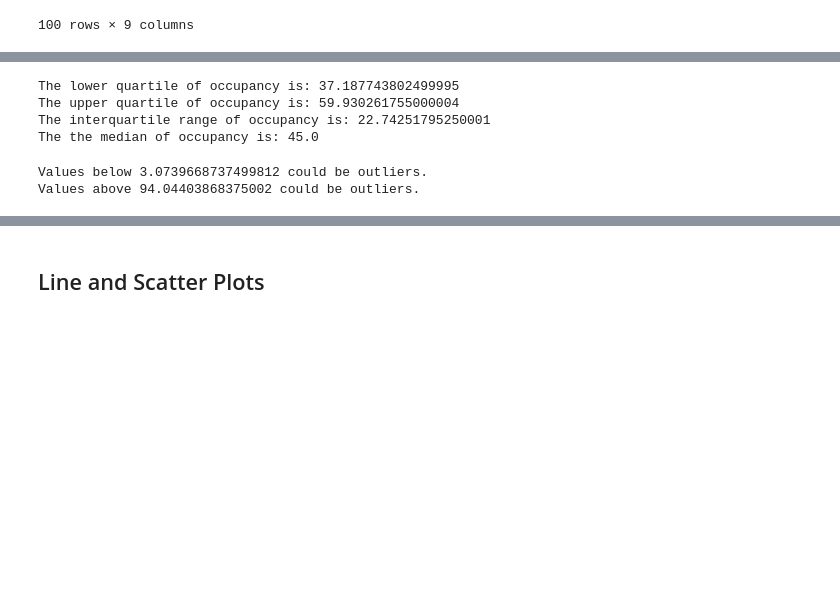
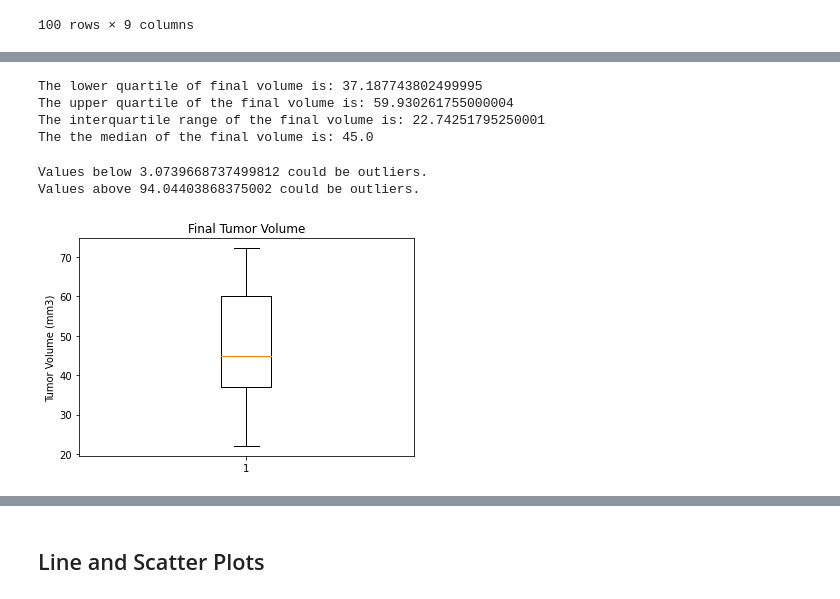
Before and after one commit to khennenf/matplotlib-challenge, a Jupyter notebook: Instructions/Pymaceuticals/FINAL.ipynb, the cells around one changed output, grey strips where cells are left out. Saved outputs shown, nothing was run; the diff lists cells and outputs as text; code cells hidden in the pictures; blank space fills up the shorter version.

Commit message:
quartiles for top 4 durg regimens

```diff
--- a/Instructions/Pymaceuticals/FINAL.ipynb
+++ b/Instructions/Pymaceuticals/FINAL.ipynb
@@ -725,3 +725,8 @@ top_4_ending_vol
 | 16297 | y865 | Ceftamin | Male | 23 | 26 | 45 | 64.729837 | ... |
 | 16414 | z581 | Infubinol | Female | 24 | 25 | 45 | 62.754451 | ... |
 100 rows × 9 columns
+# %%
+#Get Volume values
+vol_values = top_4_ending_vol["Tumor Volume (mm3)"]
+vol_values_array = vol_values.unique()
+print(top_4_ending_vol["Tumor Volume (mm3)"])
@@ -732,15 +750,15 @@ lowerq = quartiles[0.25]
 upperq = quartiles[0.75]
 iqr = upperq-lowerq
 
-print(f"The lower quartile of occupancy is: {lowerq}")
-print(f"The upper quartile of occupancy is: {upperq}")
-print(f"The interquartile range of occupancy is: {iqr}")
-print(f"The the median of occupancy is: {quartiles[0.5]} ")
+print(f"The lower quartile of final volume is: {lowerq}")
+print(f"The upper quartile of the final volume is: {upperq}")
+print(f"The interquartile range of the final volume is: {iqr}")
+print(f"The the median of the final volume is: {quartiles[0.5]} ")
 # %% [output]
-The lower quartile of occupancy is: 37.187743802499995
-The upper quartile of occupancy is: 59.930261755000004
-The interquartile range of occupancy is: 22.74251795250001
-The the median of occupancy is: 45.0
+The lower quartile of final volume is: 37.187743802499995
+The upper quartile of the final volume is: 59.930261755000004
+The interquartile range of the final volume is: 22.74251795250001
+The the median of the final volume is: 45.0
 # %%
 # Determine outliers using upper and lower bounds
 lower_bound = lowerq - (1.5*iqr)
@@ -753,2 +775,9 @@ Values above 94.04403868375002 could be outliers.
 # %%
 # Generate a box plot of the final tumor volume of each mouse across four regimens of interest
+fig1, ax1 = plt.subplots()
+ax1.set_title('Final Tumor Volume')
+ax1.set_ylabel('Tumor Volume (mm3)')
+ax1.boxplot(vol_values_array)
+plt.show()
+# %% [output]
+[figure, added]
```
Also changed, not shown: parts of 3 cells of this notebook.
